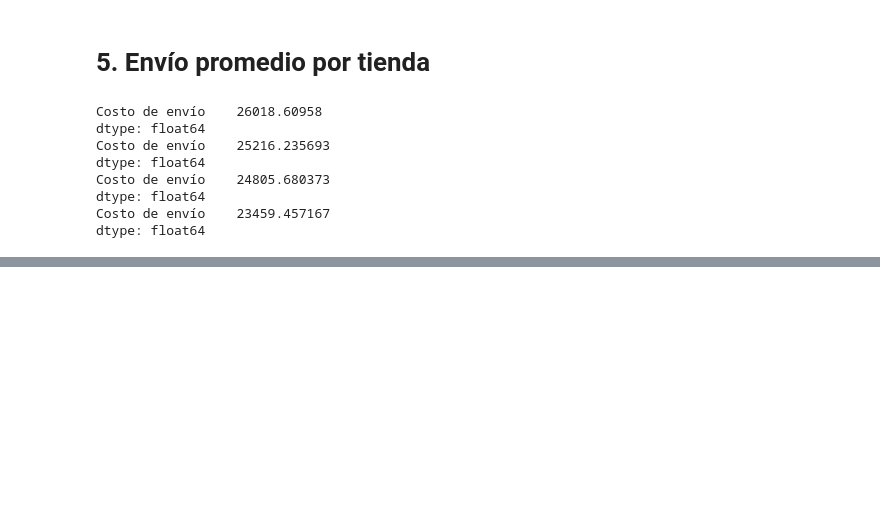
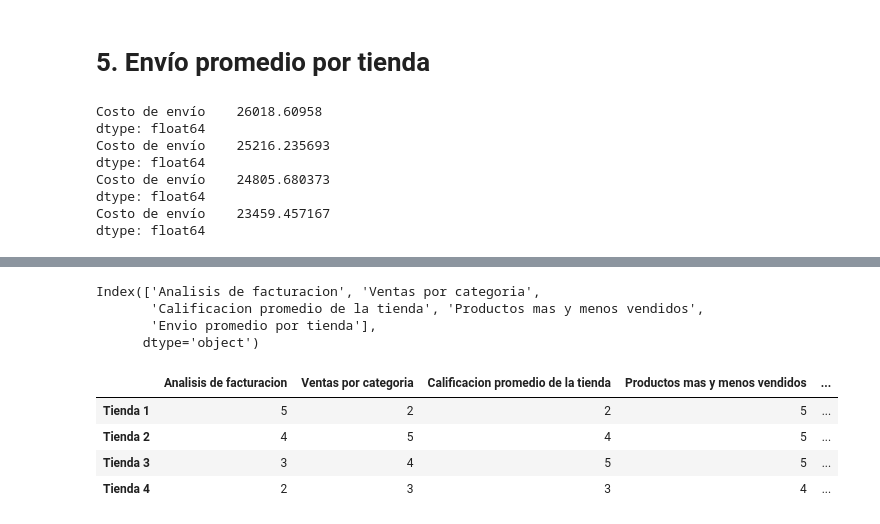
Before and after one commit to SebasOspina-montoya/Desafio-tiendas-alura, a Jupyter notebook: AluraStoreLatam.ipynb, the cells around one changed output, grey strips where cells are left out. Saved outputs shown, nothing was run; the diff lists cells and outputs as text; code cells hidden in the pictures; blank space fills up the shorter version.

```diff
--- a/AluraStoreLatam.ipynb
+++ b/AluraStoreLatam.ipynb
@@ -153,0 +209,16 @@ dtype: float64
+# %%
+df.columns
+# %% [output]
+Index(['Analisis de facturacion', 'Ventas por categoria',
+       'Calificacion promedio de la tienda', 'Productos mas y menos vendidos',
+       'Envio promedio por tienda'],
+      dtype='object')
+# %%
+df['Calificacion Final'] = df.mul(pesos).sum(axis=1)
+df
+# %% [output]
+|  | Analisis de facturacion | Ventas por categoria | Calificacion promedio de la tienda | Productos mas y menos vendidos | ... |
+| Tienda 1 | 5 | 2 | 2 | 5 | ... |
+| Tienda 2 | 4 | 5 | 4 | 5 | ... |
+| Tienda 3 | 3 | 4 | 5 | 5 | ... |
+| Tienda 4 | 2 | 3 | 3 | 4 | ... |
```
Also changed, not shown: parts of 8 cells of this notebook.
